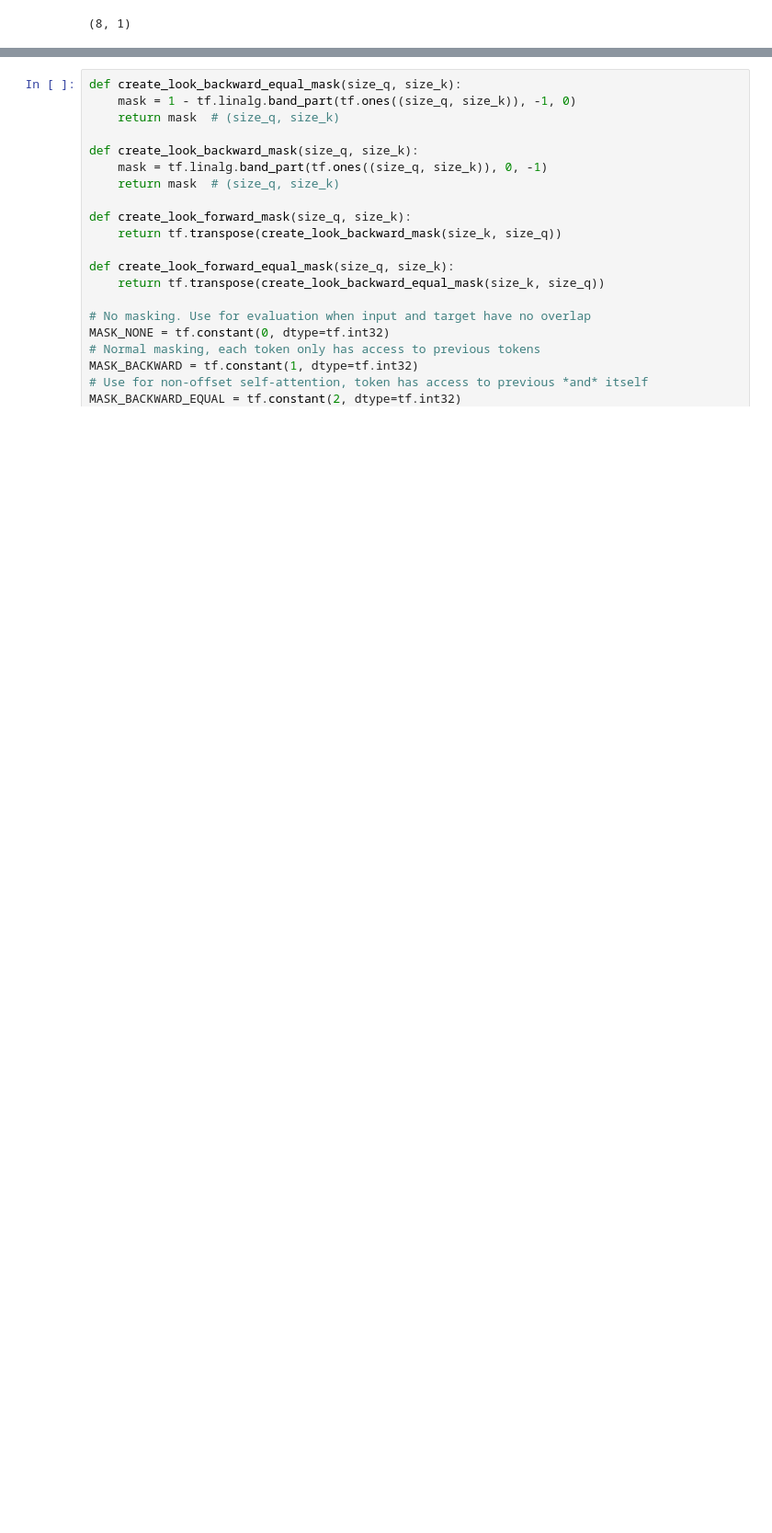
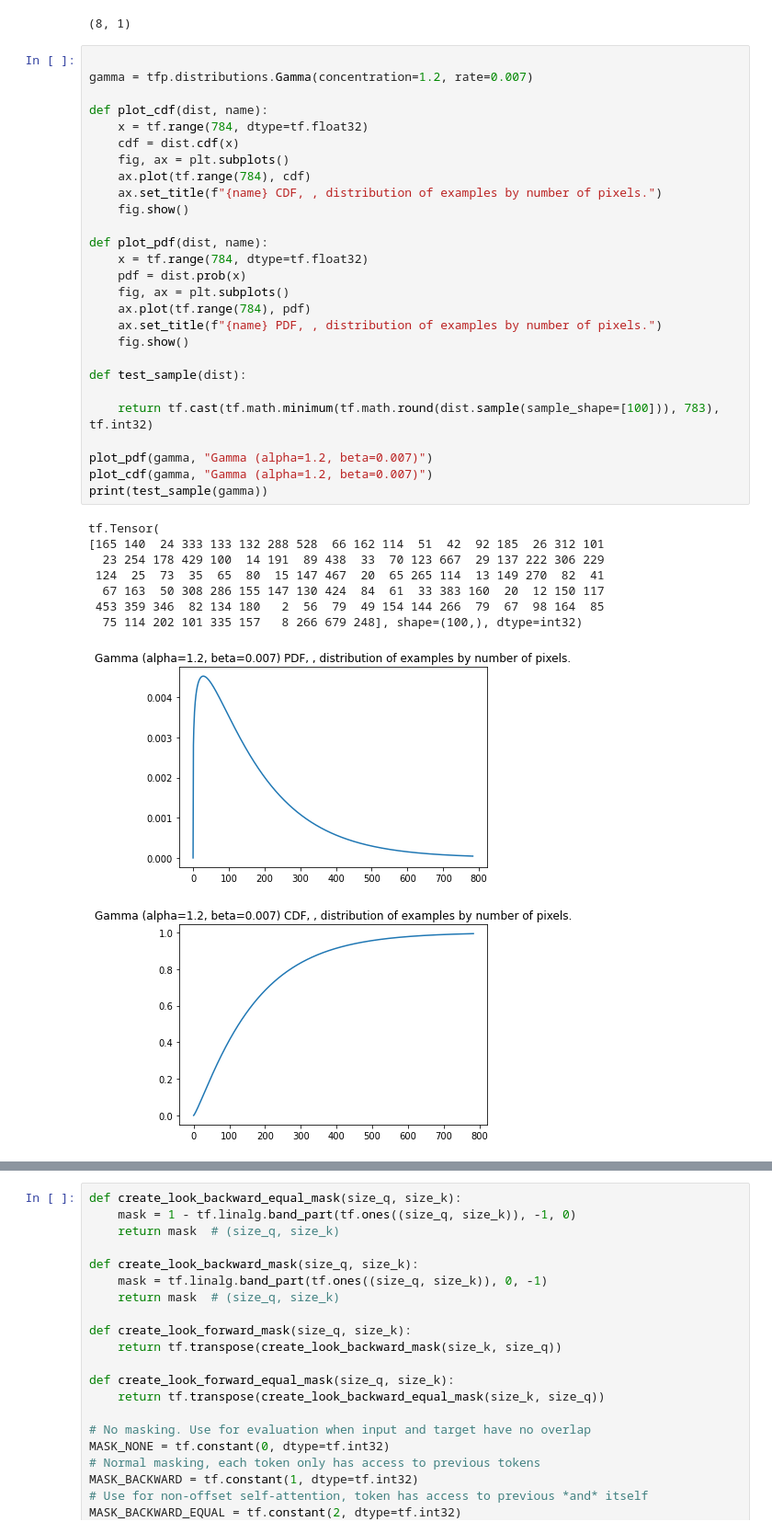
Before and after one commit to maxeonyx/msc, a Jupyter notebook: cgt-mnist/cgt-mnist.ipynb, the cells around one changed output, grey strips where cells are left out. Shown at 92% size. Saved outputs shown, nothing was run; the diff lists cells and outputs as text; blank space fills up the shorter version.

```diff
--- a/cgt-mnist/cgt-mnist.ipynb
+++ b/cgt-mnist/cgt-mnist.ipynb
@@ -121,6 +121,43 @@ print(centroids.shape)
 # %% [output]
 [interactive output not drawn]
 (8, 1)
+# %%
+
+gamma = tfp.distributions.Gamma(concentration=1.2, rate=0.007)
+
+def plot_cdf(dist, name):
+    x = tf.range(784, dtype=tf.float32)
+    cdf = dist.cdf(x)
+    fig, ax = plt.subplots()
+    ax.plot(tf.range(784), cdf)
+    ax.set_title(f"{name} CDF, , distribution of examples by number of pixels.")
+    fig.show()
+
+def plot_pdf(dist, name):
+    x = tf.range(784, dtype=tf.float32)
+    pdf = dist.prob(x)
+    fig, ax = plt.subplots()
+    ax.plot(tf.range(784), pdf)
+    ax.set_title(f"{name} PDF, , distribution of examples by number of pixels.")
+    fig.show()
+
+def test_sample(dist):
+
+    return tf.cast(tf.math.minimum(tf.math.round(dist.sample(sample_shape=[100])), 783), tf.int32)
+
+plot_pdf(gamma, "Gamma (alpha=1.2, beta=0.007)")
+plot_cdf(gamma, "Gamma (alpha=1.2, beta=0.007)")
+print(test_sample(gamma))
+# %% [output]
+tf.Tensor(
+[165 140  24 333 133 132 288 528  66 162 114  51  42  92 185  26 312 101
+  23 254 178 429 100  14 191  89 438  33  70 123 667  29 137 222 306 229
+ 124  25  73  35  65  80  15 147 467  20  65 265 114  13 149 270  82  41
+  67 163  50 308 286 155 147 130 424  84  61  33 383 160  20  12 150 117
+ 453 359 346  82 134 180   2  56  79  49 154 144 266  79  67  98 164  85
+  75 114 202 101 335 157   8 266 679 248], shape=(100,), dtype=int32)
+[figure, added]
+[figure, added]
 # %%
 def squared_euclidean_distance(a, b):
     b = tf.transpose(b)
```
Also changed, not shown: parts of 15 cells of this notebook, 2 other files.
